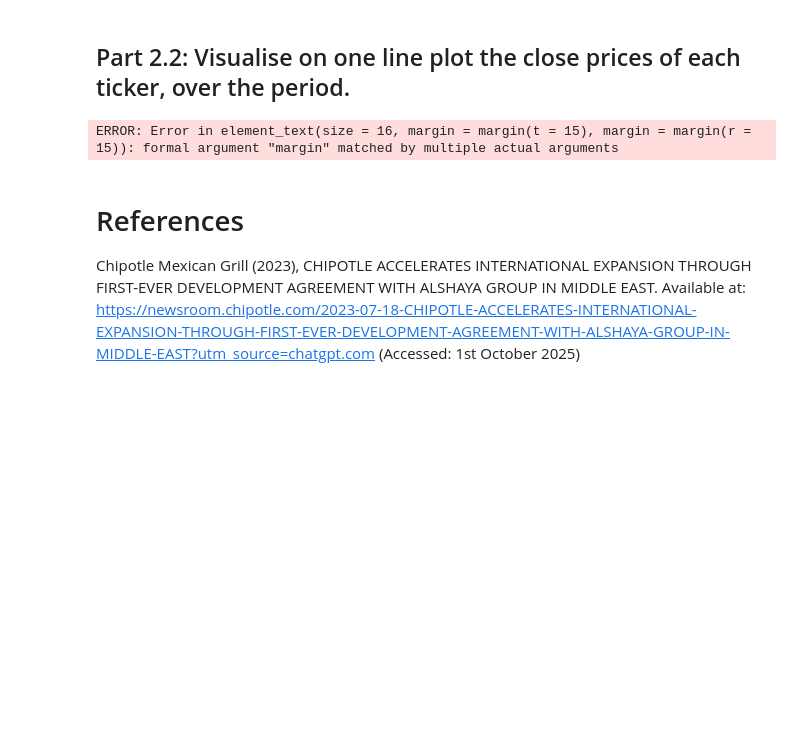
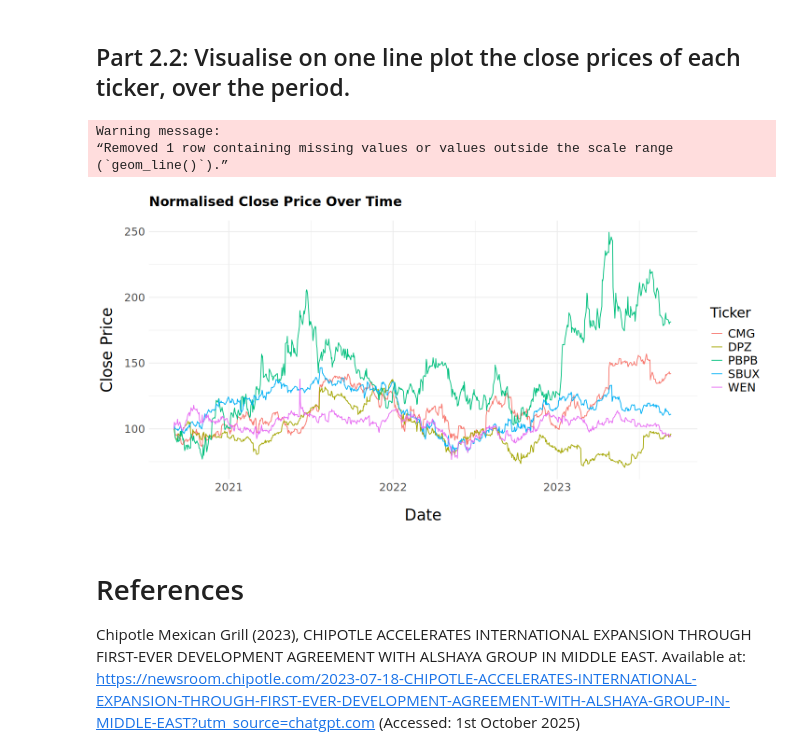
Before and after one commit to LiamHoogstad/Apps_R_HW1, a Jupyter notebook: Liam_File_Changes.ipynb, the cells around one changed output. Saved outputs shown, nothing was run; the diff lists cells and outputs as text; code cells hidden in the pictures; blank space fills up the shorter version.

Commit message:
Finished Visualisations Part 2

```diff
--- a/Liam_File_Changes.ipynb
+++ b/Liam_File_Changes.ipynb
@@ -532,37 +532,41 @@ A data.frame: 20 × 18
 options(repr.plot.width = 12, repr.plot.height = 6)
 
 all_data <- read.csv("compustat_food_bev.csv")
 
 all_data <- all_data %>%
   mutate(datadate = as.Date(datadate, format = "%d/%m/%Y"))
 
 # team12Tickers <- c("CMG", "SBUX", "WEN", "PBPB", "DPZ")
 
 team12Data <- all_data %>%
     filter(tic == "CMG" | tic == "SBUX" | tic == "WEN" | tic == "PBPB" | tic == "DPZ")
 
 team12Normalised <- team12Data %>%
   group_by(tic) %>%
   mutate(relativePrice = prccd / first(prccd) * 100)
 
 ggplot(team12Normalised, aes(x = datadate, y = relativePrice, colour = tic)) +
   geom_line() +
   labs(
     title = "Normalised Close Price Over Time",
     x = "Date",
     y = "Close Price",
     color = "Ticker"
   ) +
   theme_minimal() +
   theme(
     plot.title = element_text(size = 17, face = "bold", margin = margin(b = 15)),
-    axis.title = element_text(size = 16,margin = margin(t = 15),margin = margin(r = 15)),
+    axis.title.y = element_text(size = 20, margin = margin(r = 15)),
+    axis.title.x = element_text(size = 20, margin = margin(t = 20)),
     axis.text = element_text(size = 14),
-    legend.title = element_text(size = 14, margin = margin(l = 15)),
-    legend.text = element_text(size = 12)
+    legend.title = element_text(size = 18, margin = margin(b = 10)),
+    legend.text = element_text(size = 15)
   )
 # %% [output]
-ERROR: Error in element_text(size = 16, margin = margin(t = 15), margin = margin(r = 15)): formal argument "margin" matched by multiple actual arguments
+Warning message:
+“Removed 1 row containing missing values or values outside the scale range
+(`geom_line()`).”
+[figure, added]
 # %% [markdown]
 # References
 
```
Also changed, not shown: parts of 1 cell of this notebook, 1 other file.
